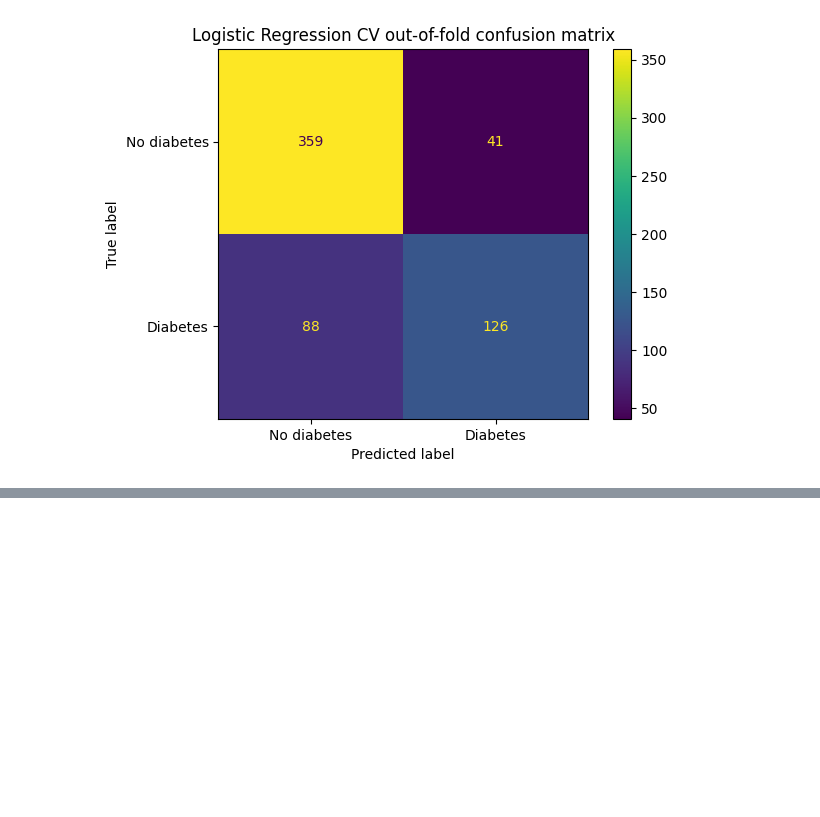
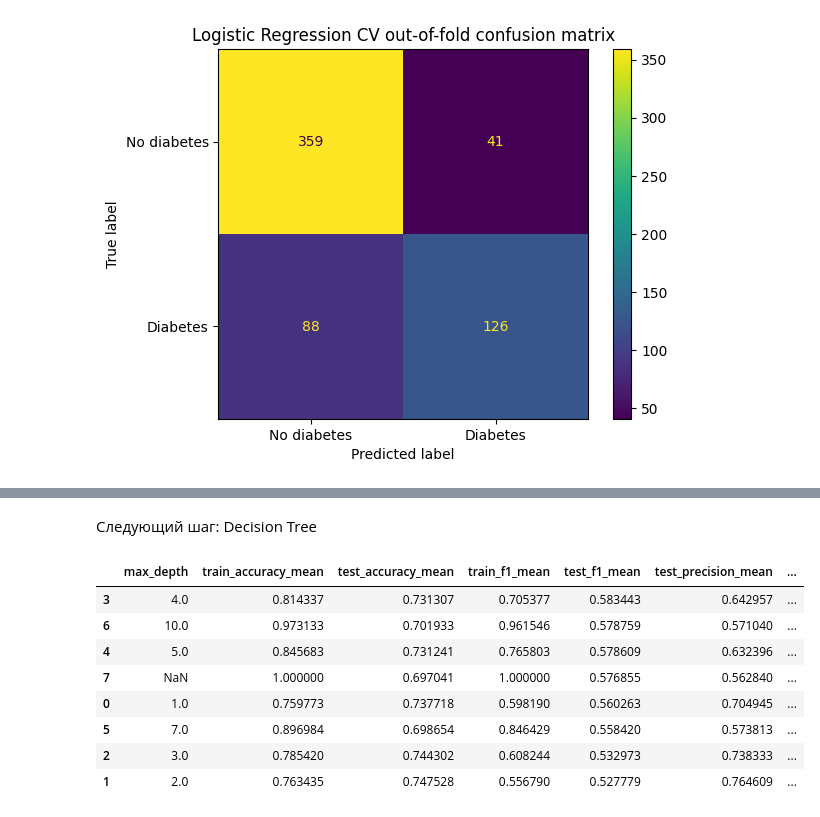
Before and after one commit to manaer6-alt/diabetes_predictions, a Jupyter notebook: notebooks/02_baseline_model.ipynb, the cells around one changed output, grey strips where cells are left out. Cells and saved outputs as stored; diff of their text form; code cells hidden in the pictures; blank space fills up the shorter version.

Commit message:
Compare kNN and decision tree baselines

```diff
--- a/notebooks/02_baseline_model.ipynb
+++ b/notebooks/02_baseline_model.ipynb
@@ -246,0 +398,55 @@ plt.show()
+# %% [markdown]
+Следующий шаг: Decision Tree
+# %%
+from sklearn.tree import DecisionTreeClassifier
+
+max_depth_values = [1, 2, 3, 4, 5, 7, 10, None]
+
+tree_results = []
+
+for max_depth in max_depth_values:
+    pipeline = Pipeline(
+        steps=[
+            ("zero_handler", FunctionTransformer(handle_suspicious_zeros, validate=False)),
+            ("imputer", SimpleImputer(strategy="median")),
+            ("model", DecisionTreeClassifier(
+                max_depth=max_depth,
+                random_state=42,
+            )),
+        ]
+    )
+
+    cv_results = cross_validate(
+        pipeline,
+        X_train,
+        y_train,
+        cv=cv,
+        scoring=scoring,
+        return_train_score=True,
+    )
+
+    row = {
+        "max_depth": max_depth,
+        "train_accuracy_mean": cv_results["train_accuracy"].mean(),
+        "test_accuracy_mean": cv_results["test_accuracy"].mean(),
+        "train_f1_mean": cv_results["train_f1"].mean(),
+        "test_f1_mean": cv_results["test_f1"].mean(),
+        "test_precision_mean": cv_results["test_precision"].mean(),
+        "test_recall_mean": cv_results["test_recall"].mean(),
+        "test_roc_auc_mean": cv_results["test_roc_auc"].mean(),
+    }
+
+    tree_results.append(row)
+
+tree_results_df = pd.DataFrame(tree_results)
+tree_results_df.sort_values("test_f1_mean", ascending=False)
+# %% [output]
+|  | max_depth | train_accuracy_mean | test_accuracy_mean | train_f1_mean | test_f1_mean | test_precision_mean | ... |
+| 3 | 4.0 | 0.814337 | 0.731307 | 0.705377 | 0.583443 | 0.642957 | ... |
+| 6 | 10.0 | 0.973133 | 0.701933 | 0.961546 | 0.578759 | 0.571040 | ... |
+| 4 | 5.0 | 0.845683 | 0.731241 | 0.765803 | 0.578609 | 0.632396 | ... |
+| 7 | NaN | 1.000000 | 0.697041 | 1.000000 | 0.576855 | 0.562840 | ... |
+| 0 | 1.0 | 0.759773 | 0.737718 | 0.598190 | 0.560263 | 0.704945 | ... |
+| 5 | 7.0 | 0.896984 | 0.698654 | 0.846429 | 0.558420 | 0.573813 | ... |
+| 2 | 3.0 | 0.785420 | 0.744302 | 0.608244 | 0.532973 | 0.738333 | ... |
+| 1 | 2.0 | 0.763435 | 0.747528 | 0.556790 | 0.527779 | 0.764609 | ... |
```
Also changed, not shown: parts of 9 cells of this notebook.
